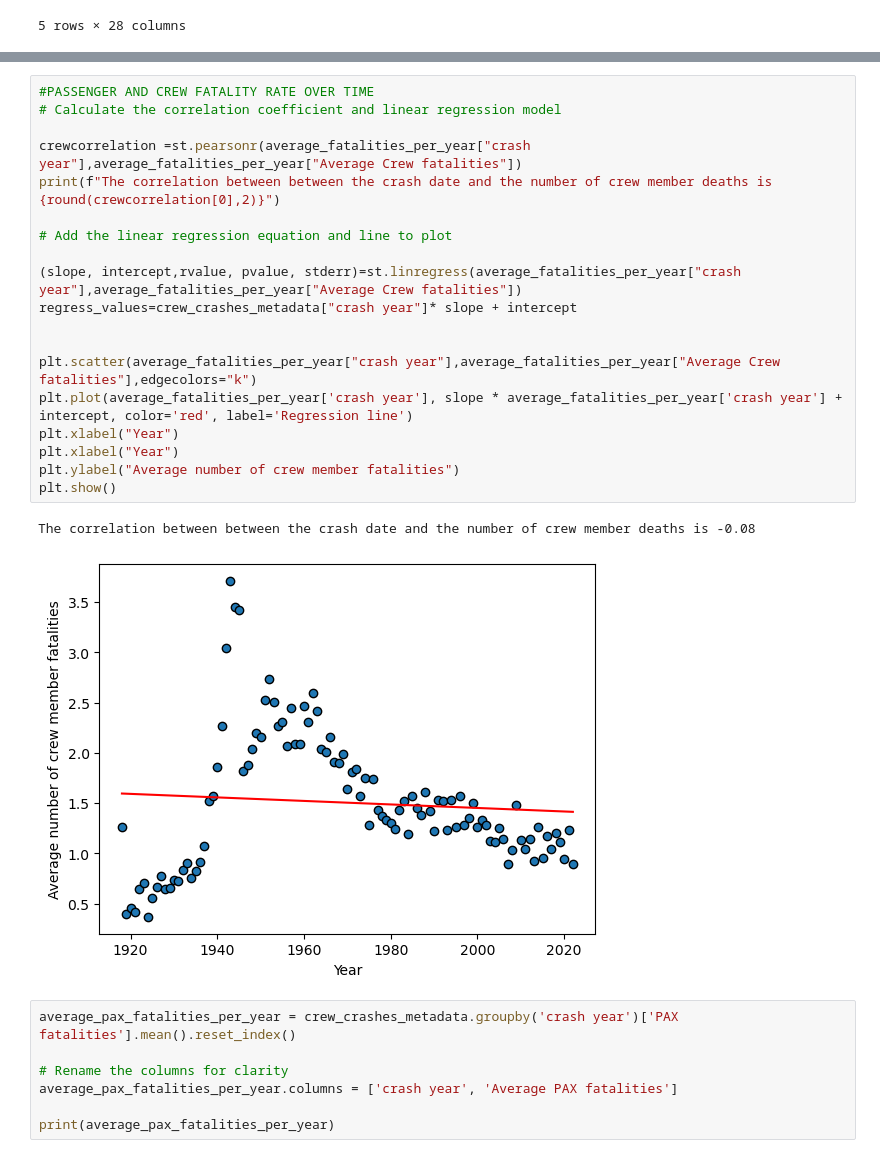
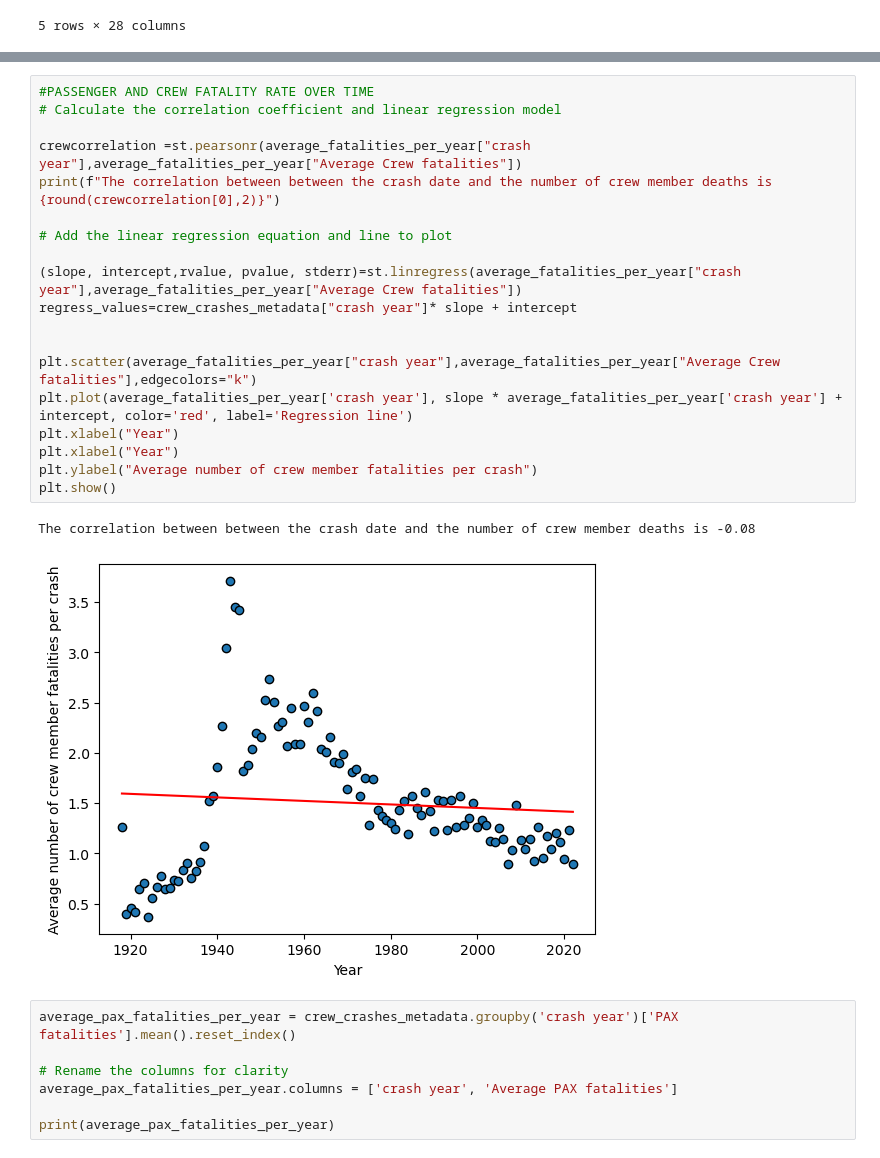
Before and after one commit to JaredSilva3/project1, a Jupyter notebook: Jordan Goodrick Project 1 Local Branch/project1/jordan_crash_data.ipynb, the cells around one changed output, grey strips where cells are left out. Drawn from its saved outputs; the diff is of its cells as text.

```diff
--- a/Jordan Goodrick Project 1 Local Branch/project1/jordan_crash_data.ipynb
+++ b/Jordan Goodrick Project 1 Local Branch/project1/jordan_crash_data.ipynb
@@ -207,25 +87,25 @@ print(average_fatalities_per_year)
 # %%
 #PASSENGER AND CREW FATALITY RATE OVER TIME
 # Calculate the correlation coefficient and linear regression model
 
 crewcorrelation =st.pearsonr(average_fatalities_per_year["crash year"],average_fatalities_per_year["Average Crew fatalities"])
 print(f"The correlation between between the crash date and the number of crew member deaths is {round(crewcorrelation[0],2)}")
 
 # Add the linear regression equation and line to plot
 
 (slope, intercept,rvalue, pvalue, stderr)=st.linregress(average_fatalities_per_year["crash year"],average_fatalities_per_year["Average Crew fatalities"])
 regress_values=crew_crashes_metadata["crash year"]* slope + intercept
 
 
 plt.scatter(average_fatalities_per_year["crash year"],average_fatalities_per_year["Average Crew fatalities"],edgecolors="k")
 plt.plot(average_fatalities_per_year['crash year'], slope * average_fatalities_per_year['crash year'] + intercept, color='red', label='Regression line')
 plt.xlabel("Year")
 plt.xlabel("Year")
-plt.ylabel("Average number of crew member fatalities")
+plt.ylabel("Average number of crew member fatalities per crash")
 plt.show()
 # %% [output]
 The correlation between between the crash date and the number of crew member deaths is -0.08
-[figure, old version]
+[figure, new version]
 # %%
 average_pax_fatalities_per_year = crew_crashes_metadata.groupby('crash year')['PAX fatalities'].mean().reset_index()
 
```
Also changed, not shown: parts of 11 cells of this notebook.
